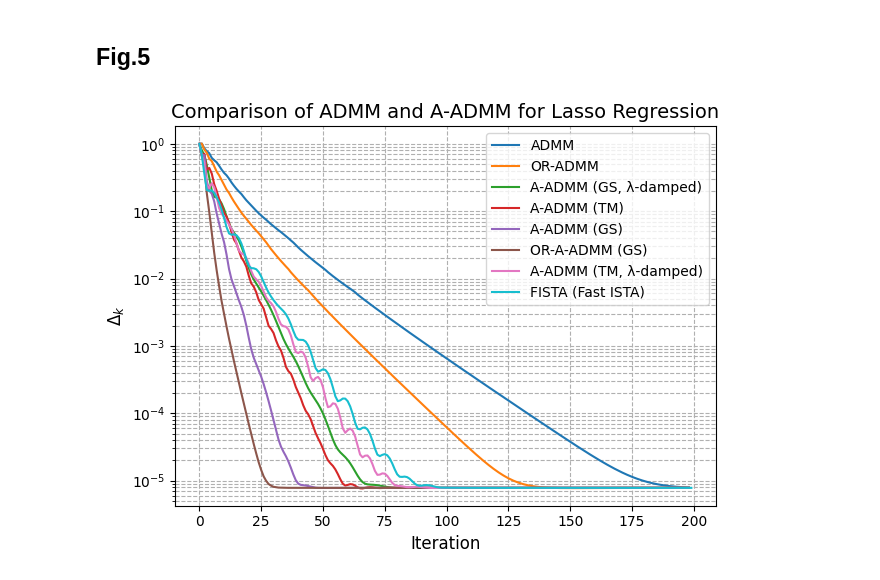
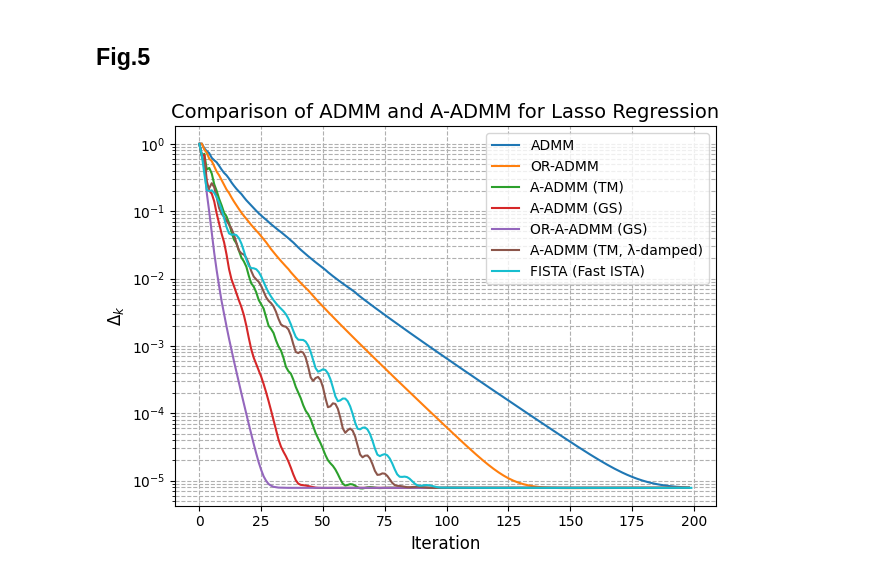
Before and after one commit to Meisam-Tavakoli-97/2025-accelerated-admm, a Jupyter notebook: src/lasso_regression.ipynb, the cells around one changed output. Cells and saved outputs as stored; diff of their text form; code cells hidden in the pictures.

```diff
--- a/src/lasso_regression.ipynb
+++ b/src/lasso_regression.ipynb
@@ -65,13 +65,6 @@ def A_ADMM_Lasso(A, b, L, m_strong, algo, tau, max_iters, tol, x_star):
         v1 = (np.log(kappa - 0.91663) * -0.063794) + 0.84151
         v2 = ((0.54591 / kappa) + (-1.0996 / np.sqrt(kappa + 0.53287))) + 0.43421
         alpha = 1.4
-
-
-    elif algo=='A-ADMM (GS, λ-damped)':
-        v1 = (5.2874 / ((kappa * 0.27675) + np.sqrt(kappa))) + 0.10862
-        v2 = np.log(np.sqrt(kappa) + 0.49099) * 0.24689
-        alpha = 1
-        damp = 0.5
 
     else:
         raise ValueError(f"Wrong algorithm has been passed: '{algo}'")
@@ -192,7 +185,7 @@ def init_problem(seed):
 max_iter = 200
 tol=1e-8
 
-algos = ['ADMM', 'OR-ADMM', 'A-ADMM (GS, λ-damped)', 'A-ADMM (TM)', 'A-ADMM (GS)', 'OR-A-ADMM (GS)', 'A-ADMM (TM, λ-damped)']
+algos = ['ADMM', 'OR-ADMM', 'A-ADMM (TM)', 'A-ADMM (GS)', 'OR-A-ADMM (GS)', 'A-ADMM (TM, λ-damped)']
 
 residuals = {algo: [] for algo in algos}
 xxs = {algo: [] for algo in algos}
@@ -202,31 +195,31 @@ residuals['FISTA'] = []
 A, b, L, m_strong, tau, x_star = init_problem(seed=1)
 
 
 for algo in algos:
     residuals[algo], xxs[algo], zzs[algo] = A_ADMM_Lasso(A, b, L, m_strong, algo, tau, max_iter, tol, x_star)
 
 x_fista, residuals_fista = FISTA_Lasso(A, b, L, m_strong, tau, max_iter, tol, x_star)
 
 
 # Lasso Regression Figure (Fig. 4.)
 
 plt.yscale("log")
 plt.xlabel(r"Iteration", fontsize=12)
 plt.ylabel(r"Residual / Theoretical Decay", fontsize=12)
 plt.ylabel(r"$\Delta_k$", fontsize=12)
 plt.grid(True, which="both", linestyle="--")
 plt.title(r'Comparison of ADMM and A-ADMM for Lasso Regression', fontsize=14)
 plt.legend(loc='upper left', bbox_to_anchor=(1.02, 1), fontsize=9, borderaxespad=0.)
 for algo in algos:
     y = residuals[algo]
     plt.plot(
         y,
         label=f"{algo}"
     )
     plt.legend()
 plt.plot(residuals_fista, label="FISTA (Fast ISTA)", color="C9")
 plt.legend()
 plt.tight_layout()
 plt.show()
 # %% [output]
-[figure, old version]
+[figure, new version]
```
Also changed, not shown: 4 other files.
